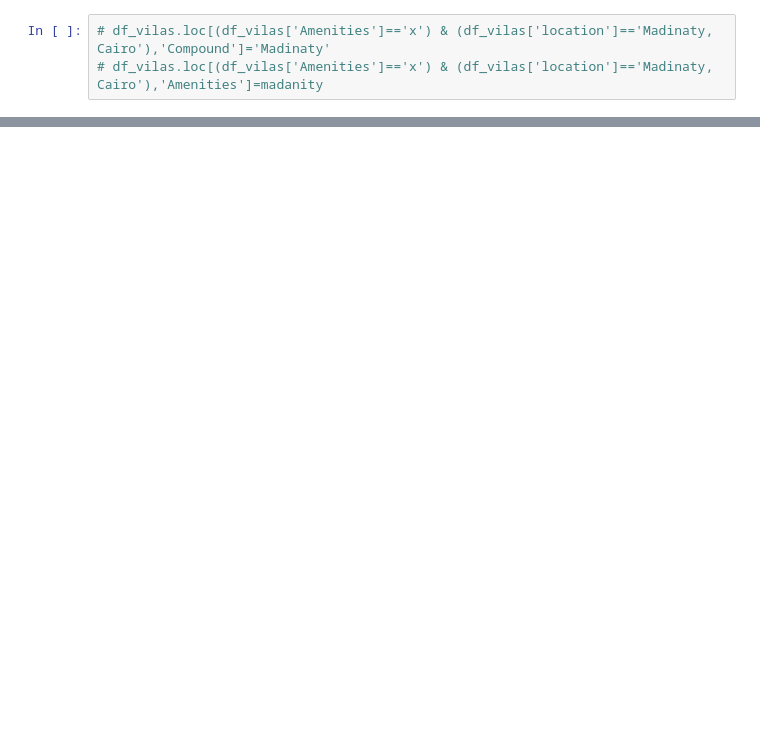
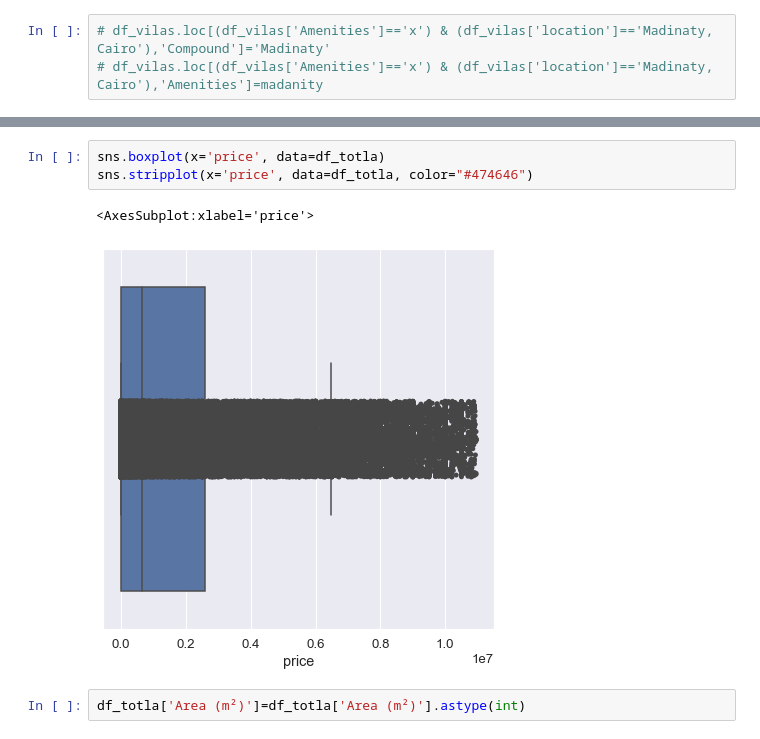
Before and after one commit to mabdulbaqui/OLX, a Jupyter notebook: MORE/V2/exploer.ipynb, the cells around one changed output, grey strips where cells are left out. Saved outputs shown, nothing was run; the diff lists cells and outputs as text; blank space fills up the shorter version.

```diff
--- a/MORE/V2/exploer.ipynb
+++ b/MORE/V2/exploer.ipynb
@@ -479,0 +599,8 @@ dtype: int64
+# %%
+sns.boxplot(x='price', data=df_totla)
+sns.stripplot(x='price', data=df_totla, color="#474646")
+# %% [output]
+<AxesSubplot:xlabel='price'>
+[figure, added]
+# %%
+df_totla['Area (m²)']=df_totla['Area (m²)'].astype(int)
```
Also changed, not shown: parts of 55 cells of this notebook, 2 other files.
